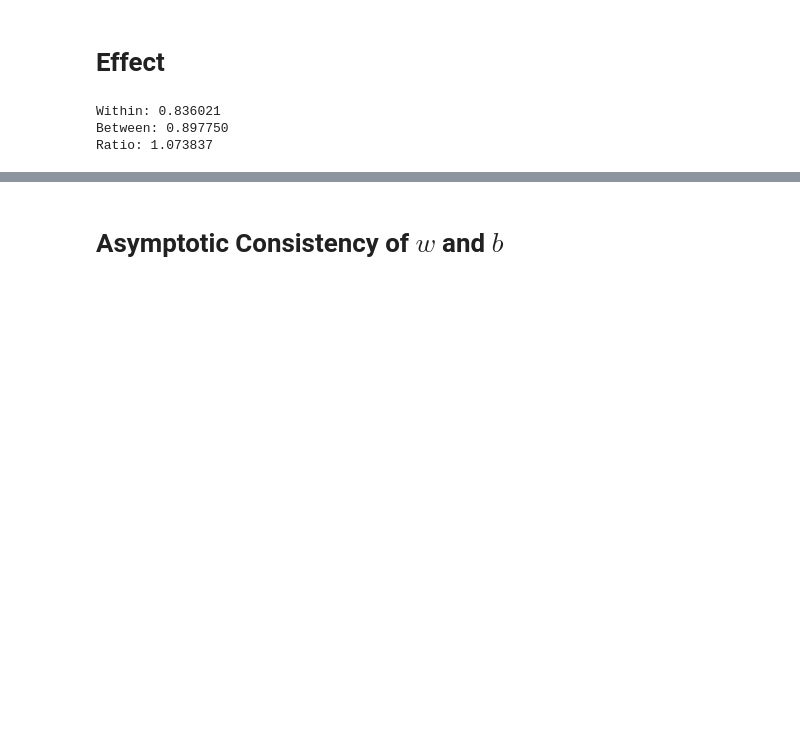
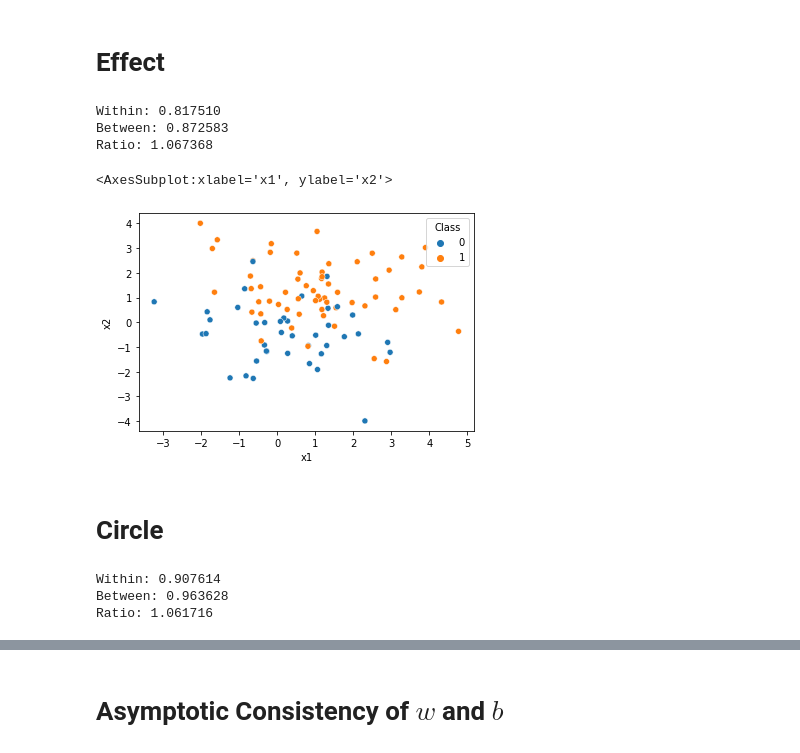
Before and after one commit to neurodata/class_discr, a Jupyter notebook: one_sample_sims.ipynb, the cells around one changed output, grey strips where cells are left out. Cells and saved outputs as stored; diff of their text form; code cells hidden in the pictures; blank space fills up the shorter version.

```diff
--- a/one_sample_sims.ipynb
+++ b/one_sample_sims.ipynb
@@ -193,3 +244,22 @@ def simulate_gaussian_eff(Nsub, T, ndim, K):
+# %%
+def noeff_onesample(Nsub, T, ndim, K, effect_size=None):
+    y, z, Z, N = make_labels(Nsub, T, ndim, K)
+
+    X = gaussian_data(N, Nsub, K, y, Z, ndim, effect_size=0)
+    return X, y, z
+
+def gaussian_onesample(Nsub, T, ndim, K, effect_size=1):
+    y, z, Z, N = make_labels(Nsub, T, ndim, K)
+
+    X = gaussian_data(N, Nsub, K, y, Z, ndim, effect_size=effect_size)
+
+    return X, y, z
+
+def ballcirc_onesample(Nsub, T, ndim, K, effect_size=1):
+    y, z, Z, N = make_labels(Nsub, T, ndim, K)
+    z_persub = z[np.unique(y, return_index=True)[1]]
+    X = ball_disc_data(z_persub, y, ndim, N, Nsub, effect_size=effect_size)
+    return X, y, z
 # %% [markdown]
 # No Effect
 # %%
@@ -204,16 +282,35 @@ sns.scatterplot(x="x1", y="x2", data=Xdat, hue="Class")
 # %% [markdown]
 # Effect
+# %%
+X, y, z = gaussian_onesample(50, 2, 2, 2, effect_size=1)
+
+w, b, ratio = statistic(X, y, z)
+print("Within: {:3f}".format(w))
+print("Between: {:3f}".format(b))
+print("Ratio: {:3f}".format(ratio))
+# %% [output]
+Within: 0.817510
+Between: 0.872583
+Ratio: 1.067368
+# %%
+Xdat = pd.DataFrame({"x1": X[:,0],  "x2": X[:, 1], "Class": z, "individual": y})
+sns.scatterplot(x="x1", y="x2", data=Xdat, hue="Class")
+# %% [output]
+<AxesSubplot:xlabel='x1', ylabel='x2'>
+[figure, added]
+# %% [markdown]
+# Circle
 # %%
-X, y, z = simulate_gaussian_eff(50, 2, 2, 2)
+X, y, z = ballcirc_onesample(50, 2, 2, 2)
 
 w, b, ratio = statistic(X, y, z)
 print("Within: {:3f}".format(w))
 print("Between: {:3f}".format(b))
 print("Ratio: {:3f}".format(ratio))
 # %% [output]
-Within: 0.836021
-Between: 0.897750
-Ratio: 1.073837
+Within: 0.907614
+Between: 0.963628
+Ratio: 1.061716
 # %%
 Xdat = pd.DataFrame({"x1": X[:,0],  "x2": X[:, 1], "Class": z, "individual": y})
 sns.scatterplot(x="x1", y="x2", data=Xdat, hue="Class")
```
Also changed, not shown: parts of 17 cells of this notebook.
